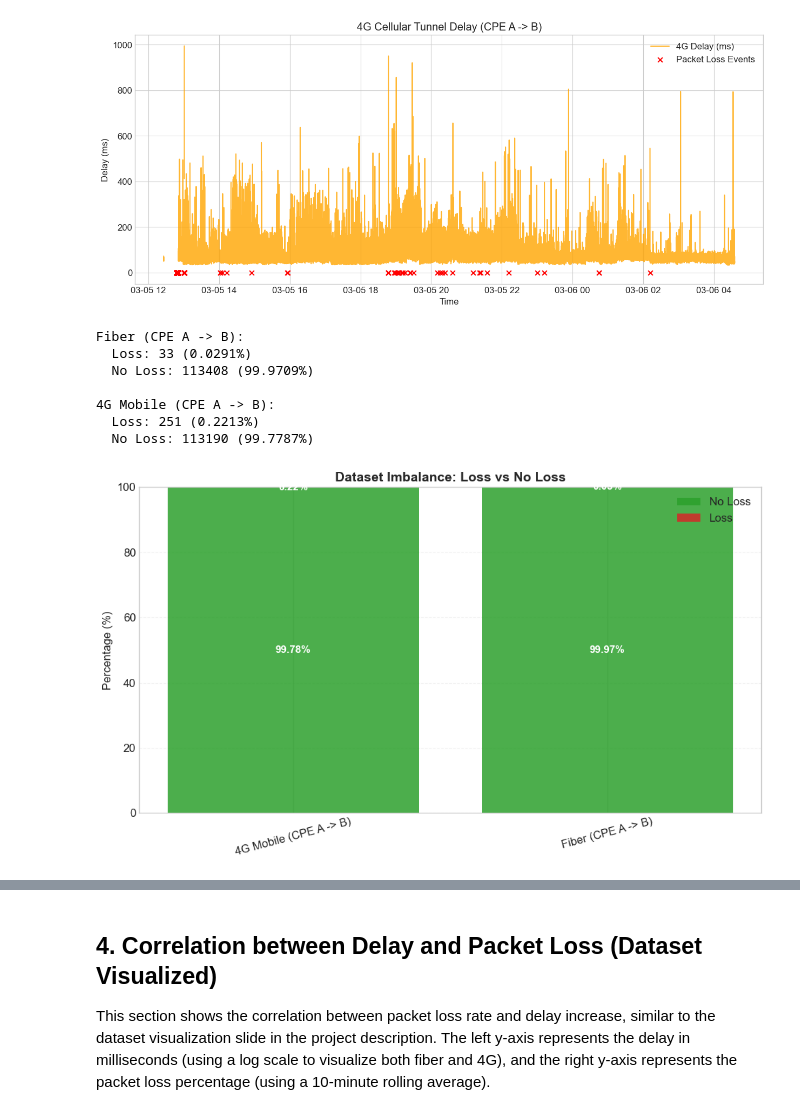
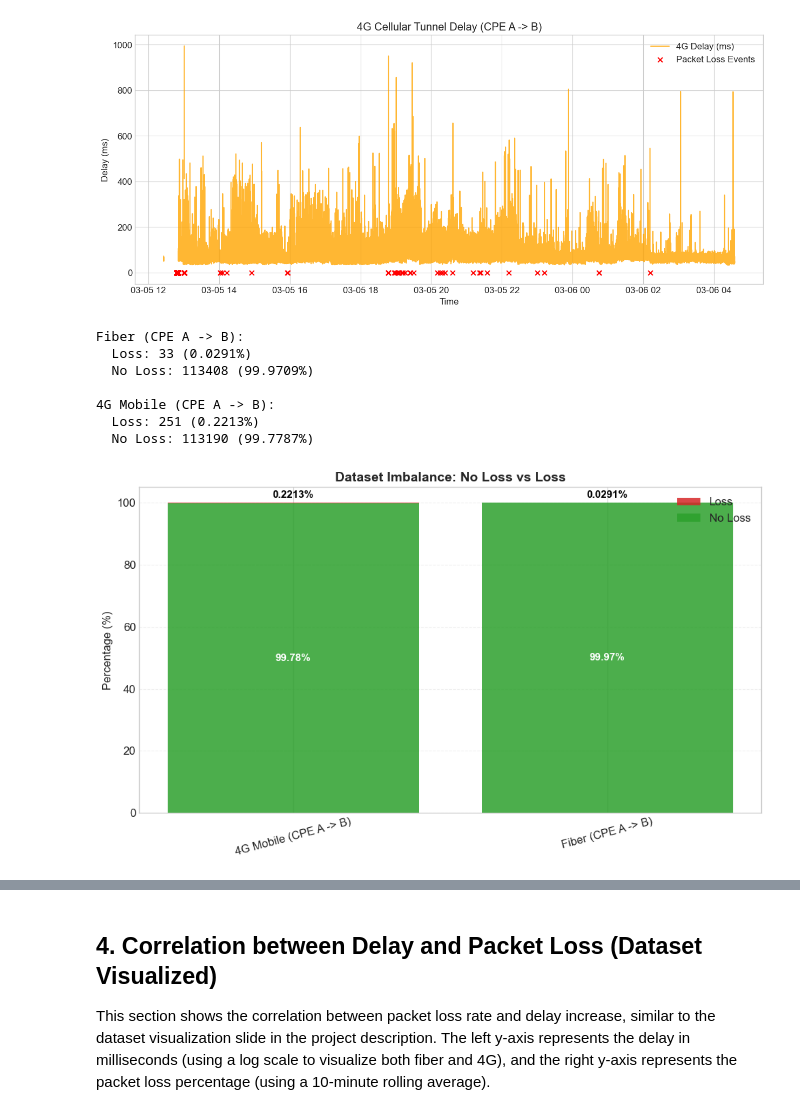
Before and after one commit to pietroguidetti02/NDAL-project-2026, a Jupyter notebook: 01_exploratory_analysis.ipynb, the cells around one changed output, grey strips where cells are left out. Saved outputs shown, nothing was run; the diff lists cells and outputs as text; code cells hidden in the pictures.

```diff
--- a/exploratory_analysis.ipynb
+++ b/01_exploratory_analysis.ipynb
@@ -215,7 +212,7 @@ plt.show()
 # %% [output]
 [figure]
 # %%
-# Visualizza lo sbilanciamento tra eventi di loss e non-loss per ciascun dataset
+# Dictionary containing your source DataFrames
 datasets = {
     'Fiber (CPE A -> B)': df_fiber,
     '4G Mobile (CPE A -> B)': df_mobile
@@ -230,6 +227,7 @@ for dataset_name, frame in datasets.items():
     loss_pct = (loss_rows / total_rows) * 100 if total_rows else 0
     no_loss_pct = (no_loss_rows / total_rows) * 100 if total_rows else 0
 
+    # Populating data for plotting
     summary_rows.append({
         'dataset': dataset_name,
         'class': 'Loss',
@@ -246,40 +244,67 @@ for dataset_name, frame in datasets.items():
     print(f'  No Loss: {no_loss_rows} ({no_loss_pct:.4f}%)')
     print()
 
+# Create the summary DataFrame
 imbalance_df = pd.DataFrame(summary_rows)
+
+# Generate pivot with 'No Loss' as the first column and 'Loss' as the second.
+# This forces 'Loss' to be rendered at the bottom (base) and 'No Loss' on top of it.
 pivot_df = imbalance_df.pivot(index='dataset', columns='class', values='percentage')[['No Loss', 'Loss']]
 
 fig, ax = plt.subplots(figsize=(10, 6))
+
+# Coherent color mapping: index 0 is 'No Loss' (Green), index 1 is 'Loss' (Red)
 colors = ['#2ca02c', '#d62728']
 bottom = np.zeros(len(pivot_df))
 
 for idx, class_name in enumerate(pivot_df.columns):
     values = pivot_df[class_name].values
     bars = ax.bar(pivot_df.index, values, bottom=bottom, label=class_name, color=colors[idx], alpha=0.85)
+
     for bar, value in zip(bars, values):
         if value > 0:
-            ax.text(bar.get_x() + bar.get_width() / 2, bar.get_y() + bar.get_height() / 2,
-                    f'{value:.2f}%', ha='center', va='center', color='white', fontsize=11, fontweight='bold')
+            # If Loss percentage is very small, lift the text above the X-axis
+            # and dye it black to avoid clipped text or poor contrast
+            if class_name == 'Loss' and value < 4.0:
+                y_pos = bar.get_y() + bar.get_height() + 1.0  # Placed slightly above the micro-bar
+                text_color = 'black'
+                va_align = 'bottom'
+                # Show 4 decimal places if value is below 1% for better precision
+                label_text = f'{value:.4f}%' if value < 1 else f'{value:.2f}%'
+            else:
+                y_pos = bar.get_y() + bar.get_height() / 2    # Vertically centered for normal bars
+                text_color = 'white'
+                va_align = 'center'
+                label_text = f'{value:.2f}%'
+
+            ax.text(bar.get_x() + bar.get_width() / 2, y_pos, label_text,
+                    ha='center', va=va_align, color=text_color, fontsize=11, fontweight='bold')
+
     bottom += values
 
-ax.set_ylim(0, 100)
+# Configure axis limits and labels
+ax.set_ylim(0, 105)  # Raised slightly above 100 to give breathing room for top labels
 ax.set_ylabel('Percentage (%)')
-ax.set_title('Dataset Imbalance: Loss vs No Loss', fontsize=14, weight='bold')
-ax.legend(loc='upper right')
+ax.set_title('Dataset Imbalance: No Loss vs Loss', fontsize=14, weight='bold')
+
+handles, labels = ax.get_legend_handles_labels()
+ax.legend(handles[::-1], labels[::-1], loc='upper right')
+
 ax.grid(axis='y', linestyle='--', alpha=0.3)
 plt.xticks(rotation=15)
 plt.tight_layout()
+
 plt.savefig('results/raw_data_visualization/dataset_imbalance_loss_vs_no_loss.png', dpi=300)
 plt.show()
 # %% [output]
 Fiber (CPE A -> B):
   Loss: 33 (0.0291%)
   No Loss: 113408 (99.9709%)
 
 4G Mobile (CPE A -> B):
   Loss: 251 (0.2213%)
   No Loss: 113190 (99.7787%)
-[figure, old version]
+[figure, new version]
 # %%
 import os
 import pandas as pd
```
Also changed, not shown: parts of 6 cells of this notebook, 12 other files.
